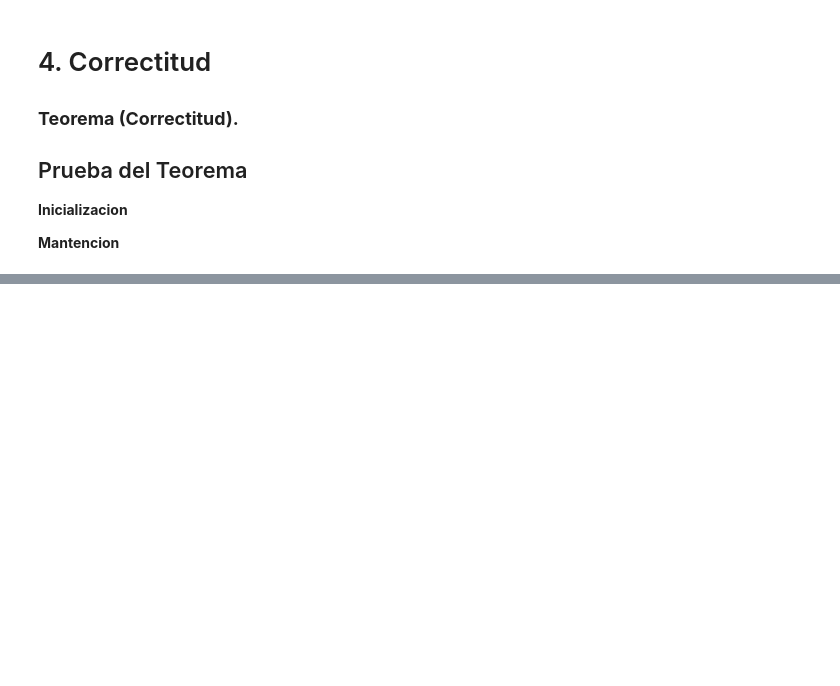
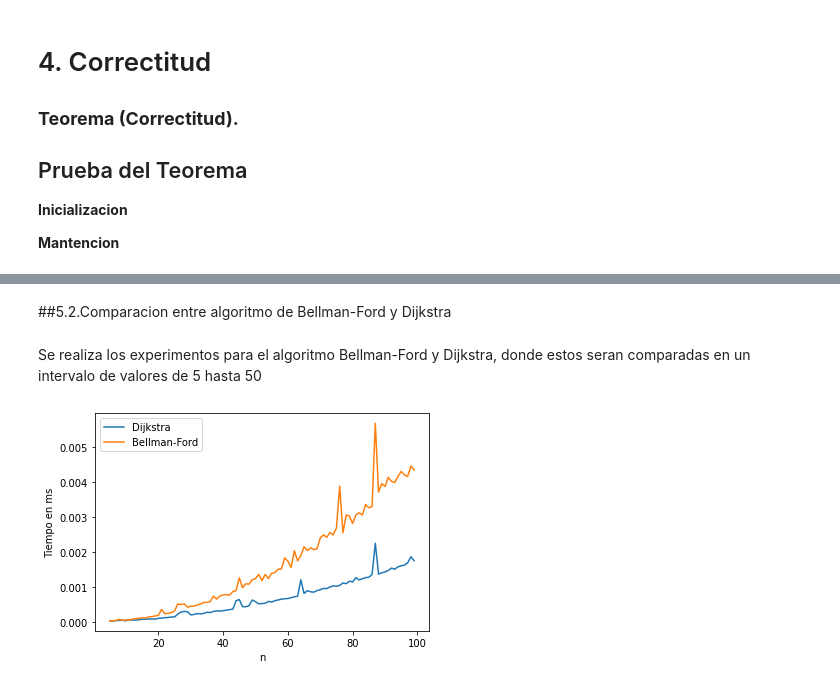
Before and after one commit to Jorgee18/ADA-Informes, a Jupyter notebook: Bellman_Ford.ipynb, the cells around one changed output, grey strips where cells are left out. Cells and saved outputs as stored; diff of their text form; code cells hidden in the pictures; blank space fills up the shorter version.

```diff
--- a/Bellman_Ford.ipynb
+++ b/Bellman_Ford.ipynb
@@ -453,0 +463,29 @@ Como ejemplo del mejor y peor caso, se pueden observar las demostraciones anteri
+# %% [markdown]
+##5.2.Comparacion entre algoritmo de Bellman-Ford y Dijkstra
+# %% [markdown]
+Se realiza los experimentos para el algoritmo Bellman-Ford y Dijkstra, donde estos seran comparadas en un intervalo de valores de 5 hasta 50
+# %%
+x=[]; y1=[]; y2=[]
+
+for n in range(5,100):
+  G, a = instance_generator(n)
+
+  c, b = instance_generator2(n)
+  G2 = listT_to_matrix(c, n)
+
+  t1 = repeat(setup="from __main__ import Dijkstra", stmt=f"Dijkstra({G2},{len(G2)},{0})", repeat=1, number=1)
+  t = repeat(setup="from __main__ import BellmanFord", stmt=f"BellmanFord({G},{n},{len(G)},{a})", repeat=1, number=1)
+
+  x.append(n)
+  y1.append(t1)
+  y2.append(t)
+
+plt.plot(x,y1)
+plt.plot(x,y2)
+plt.legend(["Dijkstra", "Bellman-Ford"])
+
+plt.xlabel('n')
+plt.ylabel('Tiempo en ms')
+plt.show()
+# %% [output]
+[figure, added]
```
Also changed, not shown: parts of 12 cells of this notebook.
